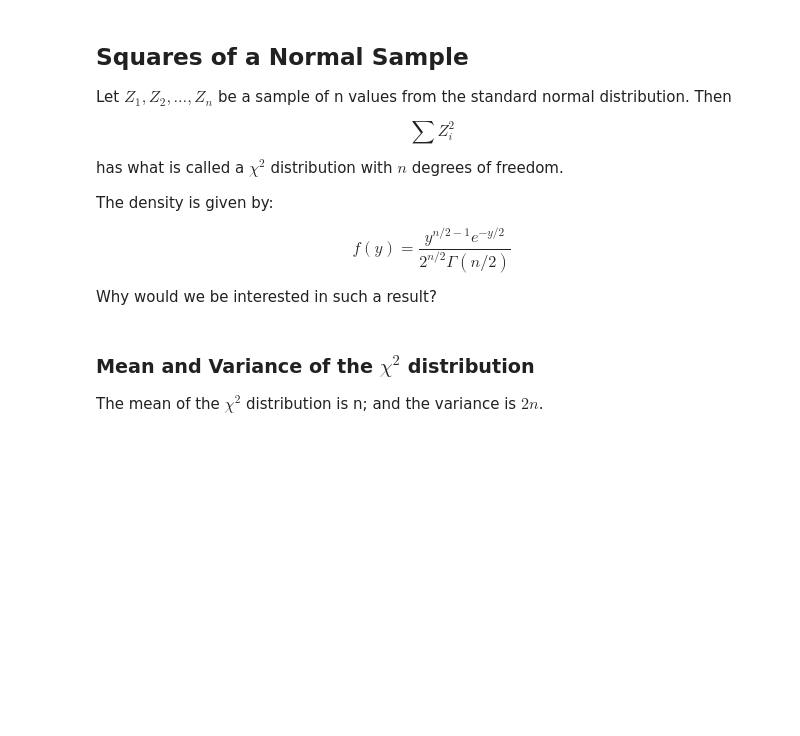
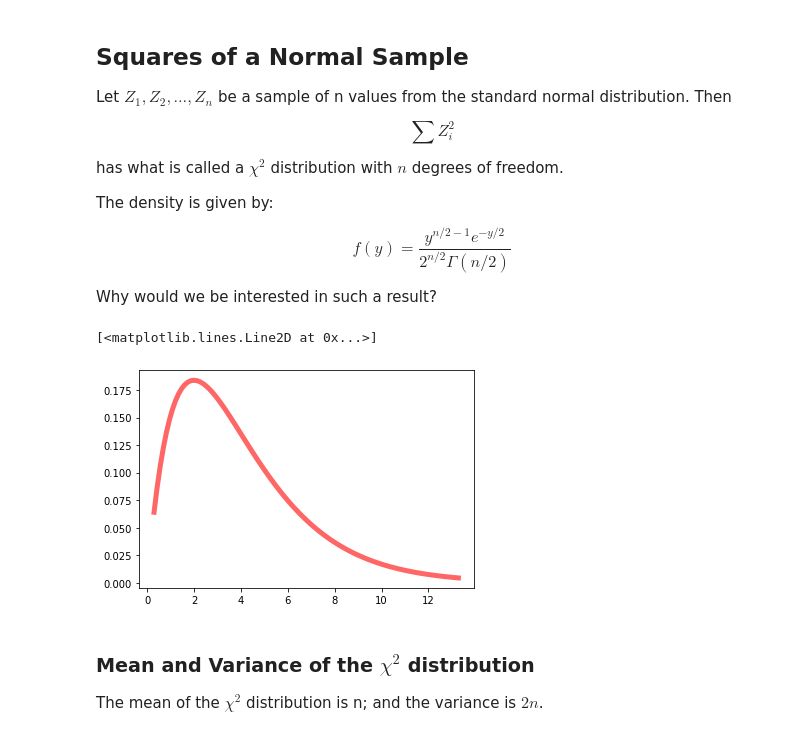
Before and after one commit to virgilpierce/MATH_351, a Jupyter notebook: 3-4 Sampling Distributions Related to the Normal Distribution.ipynb, the cells around one changed output. Drawn from its saved outputs; the diff is of its cells as text; code cells hidden in the pictures; blank space fills up the shorter version.

```diff
--- a/3-4 Sampling Distributions Related to the Normal Distribution.ipynb
+++ b/3-4 Sampling Distributions Related to the Normal Distribution.ipynb
@@ -59,6 +120,18 @@ The density is given by:
 $$ f(y) = \frac{y^{n/2 - 1} e^{-y/2} }{2^{n/2} \Gamma(n/2) } $$
 
 Why would we be interested in such a result?
+# %%
+from scipy.stats import chi2
+import matplotlib.pyplot as plt
+
+df = 4
+x = np.linspace(chi2.ppf(0.01, df),
+                chi2.ppf(0.99, df), 100)
+plt.plot(x, chi2.pdf(x, df),
+       'r-', lw=5, alpha=0.6, label='chi2 pdf')
+# %% [output]
+[<matplotlib.lines.Line2D at 0x...>]
+[figure, added]
 # %% [markdown]
 ### Mean and Variance of the $\chi^2$ distribution
 
```
Also changed, not shown: parts of 14 cells of this notebook.
